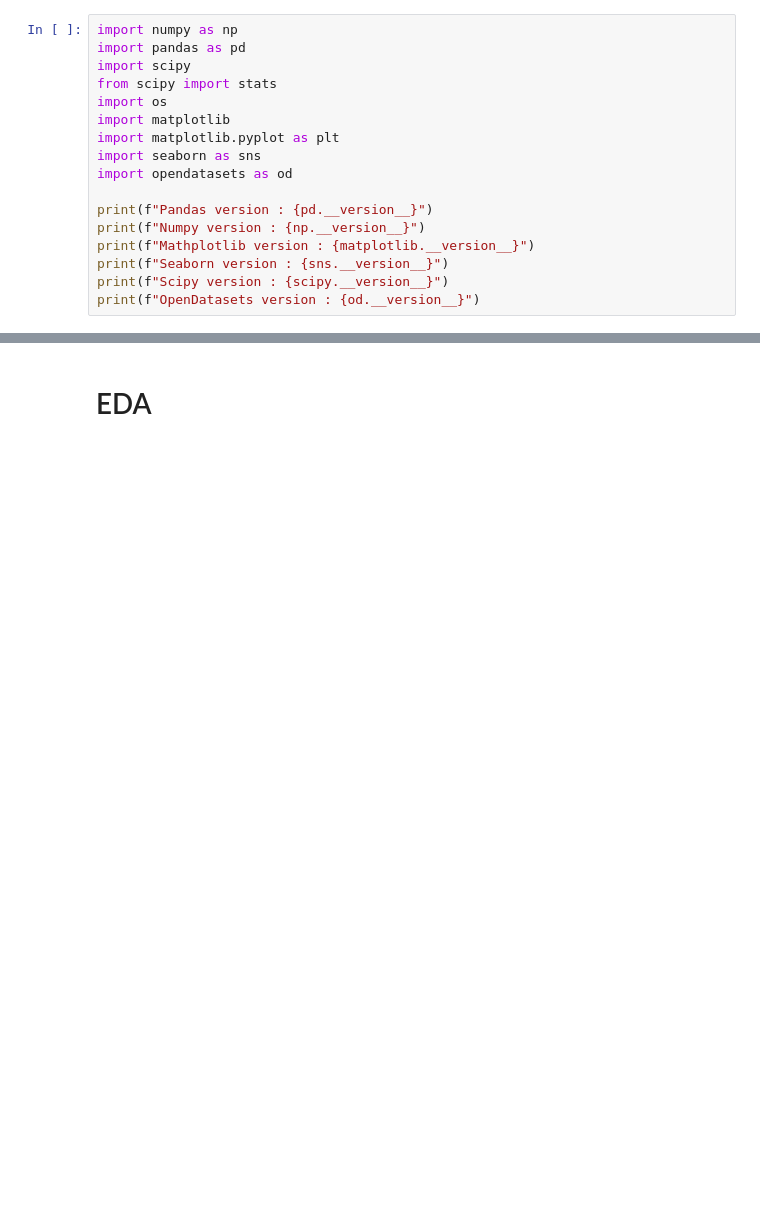
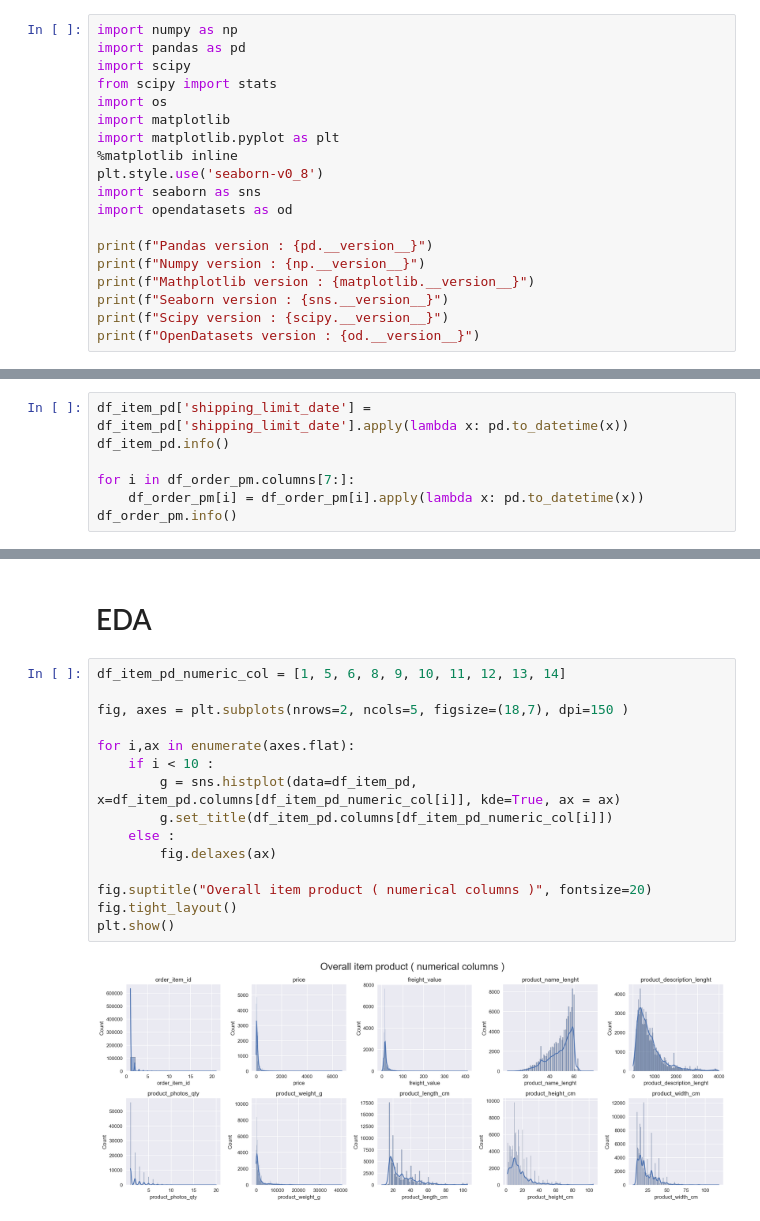
Before and after one commit to HikariJadeEmpire/Brazil_E-commerce_Analytics, a Jupyter notebook: EDA.ipynb, the cells around one changed output, grey strips where cells are left out. Saved outputs shown, nothing was run; the diff lists cells and outputs as text; blank space fills up the shorter version.

```diff
--- a/EDA.ipynb
+++ b/EDA.ipynb
@@ -23,6 +23,8 @@ from scipy import stats
 import os
 import matplotlib
 import matplotlib.pyplot as plt
+%matplotlib inline
+plt.style.use('seaborn-v0_8')
 import seaborn as sns
 import opendatasets as od
 
@@ -268,0 +314,7 @@ memory usage: 13.8+ MB
+# %%
+df_item_pd['shipping_limit_date'] = df_item_pd['shipping_limit_date'].apply(lambda x: pd.to_datetime(x))
+df_item_pd.info()
+
+for i in df_order_pm.columns[7:]:
+    df_order_pm[i] = df_order_pm[i].apply(lambda x: pd.to_datetime(x))
+df_order_pm.info()
@@ -269,2 +339,19 @@ memory usage: 13.8+ MB
 # %% [markdown]
 # EDA
+# %%
+df_item_pd_numeric_col = [1, 5, 6, 8, 9, 10, 11, 12, 13, 14]
+
+fig, axes = plt.subplots(nrows=2, ncols=5, figsize=(18,7), dpi=150 )
+
+for i,ax in enumerate(axes.flat):
+    if i < 10 :
+        g = sns.histplot(data=df_item_pd, x=df_item_pd.columns[df_item_pd_numeric_col[i]], kde=True, ax = ax)
+        g.set_title(df_item_pd.columns[df_item_pd_numeric_col[i]])
+    else :
+        fig.delaxes(ax)
+
+fig.suptitle("Overall item product ( numerical columns )", fontsize=20)
+fig.tight_layout()
+plt.show()
+# %% [output]
+[figure, added]
```
Also changed, not shown: parts of 12 cells of this notebook.
